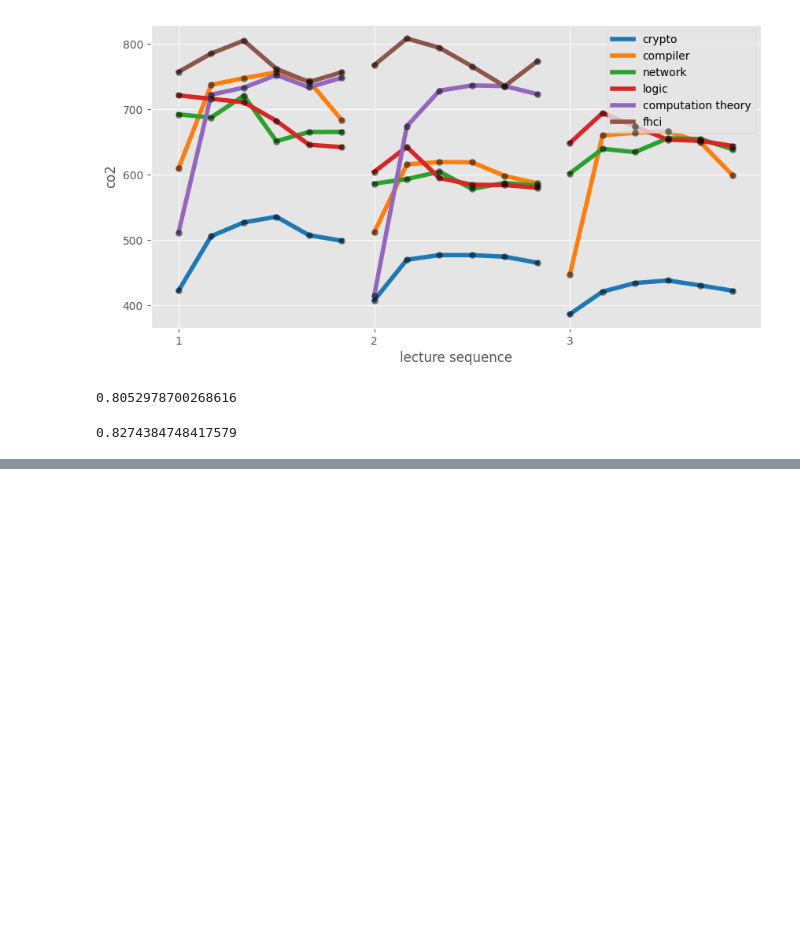
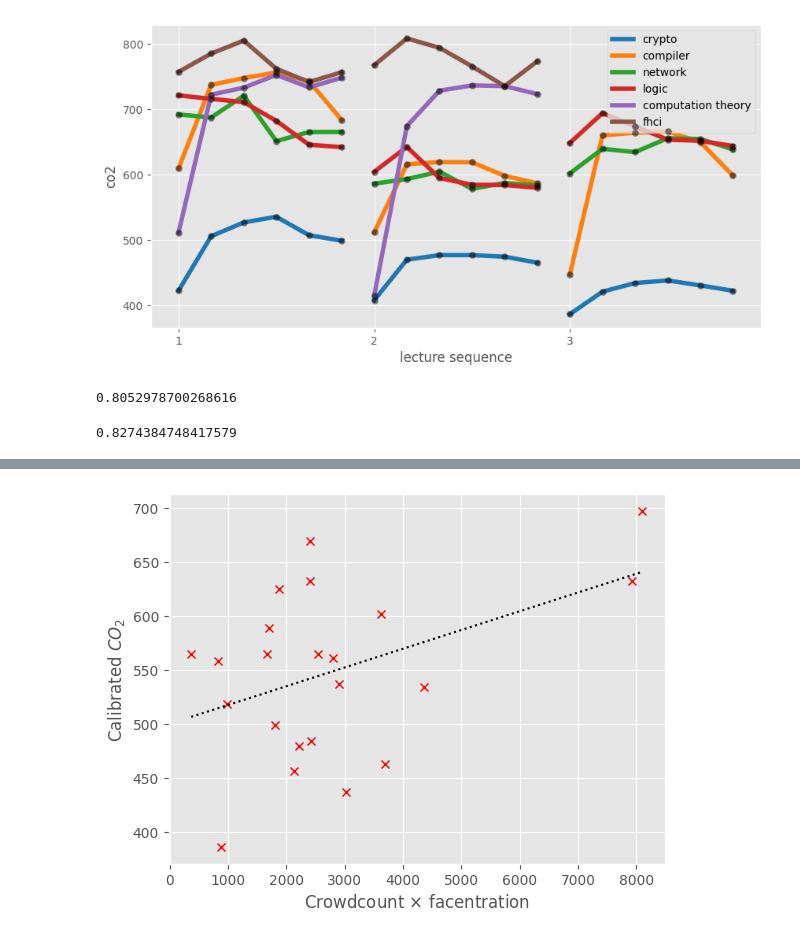
Before and after one commit to jr919cam/Part-II-Project, a Jupyter notebook: discoveryPhase/comparisons.ipynb, the cells around one changed output, grey strips where cells are left out. Saved outputs shown, nothing was run; the diff lists cells and outputs as text; code cells hidden in the pictures; blank space fills up the shorter version.

```diff
--- a/discoveryPhase/comparisons.ipynb
+++ b/discoveryPhase/comparisons.ipynb
@@ -502,3 +503,88 @@ np.corrcoef(all_co2, all_facen)[0,1]
 np.corrcoef(all_co2, all_cc)[0,1]
 # %% [output]
 0.8274384748417579
+# %%
+avgCCs = np.array([
+    47.1,
+    37.5,
+    35,
+    35.4,
+    28.7,
+    30.6,
+    92.9,
+    60.1,
+    51.9,
+    50.8,
+    37.1,
+    38.2,
+    96.9,
+    24.1,
+    15.9,
+    13.2,
+    6.4,
+    12.6,
+    42.8,
+    43.7,
+    36.5,
+    28.4
+])
+
+avgLeccentrations = np.array([
+    45.2,
+    64.6,
+    63.6,
+    68,
+    65.3,
+    55.7,
+    85.3,
+    72.5,
+    71.1,
+    71.5,
+    68.7,
+    73.4,
+    83.6,
+    75.2,
+    55,
+    62.8,
+    58.1,
+    78.7,
+    67.8,
+    69.3,
+    65.9,
+    58.9
+])
+
+avgCO2s = np.array([
+    456,
+    484,
+    479,
+    632,
+    625,
+    589,
+    632,
+    534,
+    463,
+    602,
+    565,
+    561,
+    697,
+    499,
+    386,
+    558,
+    565,
+    518,
+    537,
+    437,
+    669,
+    565,
+])
+
+plt.plot(avgCCs * avgLeccentrations, avgCO2s, 'rx')
+coeffs = np.polyfit(avgCCs * avgLeccentrations, avgCO2s, 1)
+p = np.poly1d(coeffs)
+x_fit = np.linspace(min(avgCCs * avgLeccentrations), max(avgCCs * avgLeccentrations), 100)
+y_fit = p(x_fit)
+plt.plot(x_fit, y_fit, "k:")
+plt.xlabel("Crowdcount $\\times$ facentration")
+plt.ylabel("Calibrated $CO_2$")
+# %% [output]
@@ -504,0 +592 @@ np.corrcoef(all_co2, all_cc)[0,1]
+[figure, added]
```
Also changed, not shown: parts of 4 cells of this notebook, 9 other files.
